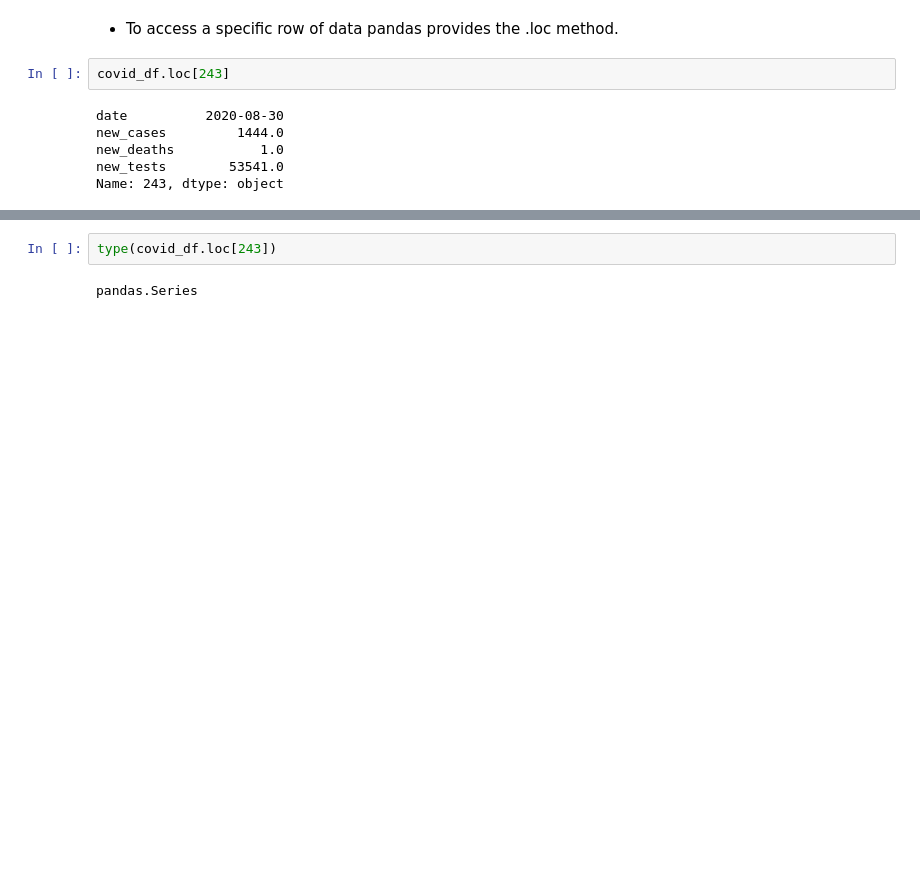
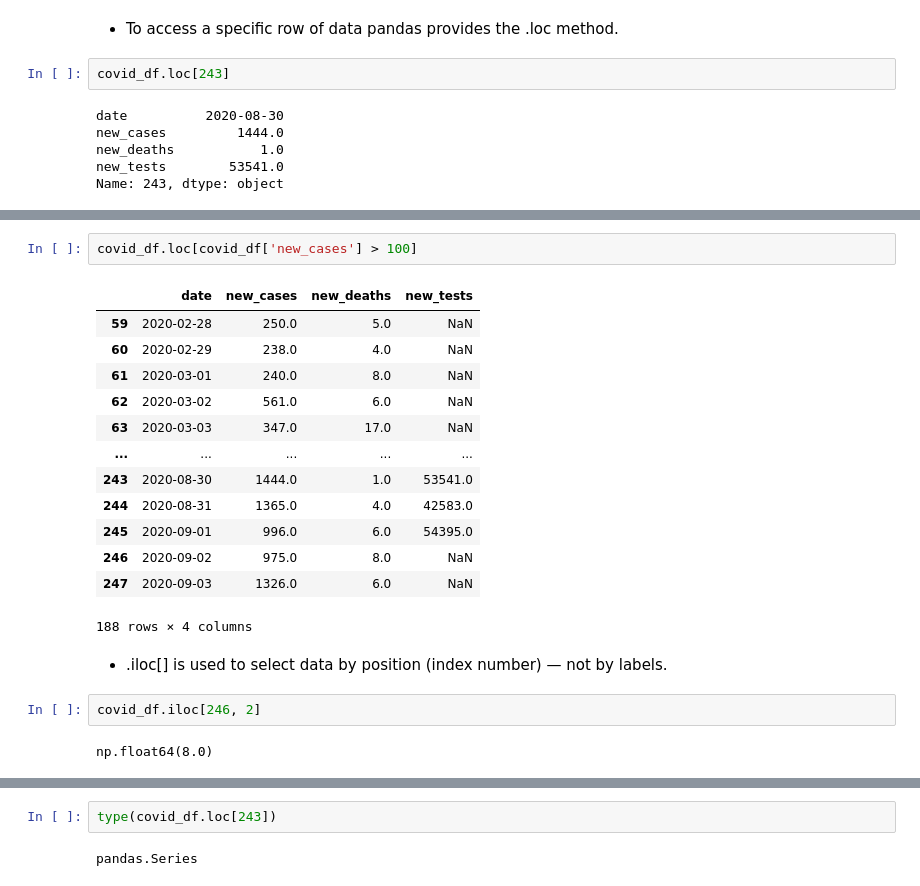
Before and after one commit to vishalpjadhav/Python-Pandas, a Jupyter notebook: Python_pandas.ipynb, the cells around one changed output, grey strips where cells are left out. Saved outputs shown, nothing was run; the diff lists cells and outputs as text; blank space fills up the shorter version.

```diff
--- a/Python_pandas.ipynb
+++ b/Python_pandas.ipynb
@@ -238,0 +264,22 @@ Name: 243, dtype: object
+# %%
+covid_df.loc[covid_df['new_cases'] > 100]
+# %% [output]
+|  | date | new_cases | new_deaths | new_tests |
+| 59 | 2020-02-28 | 250.0 | 5.0 | NaN |
+| 60 | 2020-02-29 | 238.0 | 4.0 | NaN |
+| 61 | 2020-03-01 | 240.0 | 8.0 | NaN |
+| 62 | 2020-03-02 | 561.0 | 6.0 | NaN |
+| 63 | 2020-03-03 | 347.0 | 17.0 | NaN |
+| ... | ... | ... | ... | ... |
+| 243 | 2020-08-30 | 1444.0 | 1.0 | 53541.0 |
+| 244 | 2020-08-31 | 1365.0 | 4.0 | 42583.0 |
+| 245 | 2020-09-01 | 996.0 | 6.0 | 54395.0 |
+| 246 | 2020-09-02 | 975.0 | 8.0 | NaN |
+| 247 | 2020-09-03 | 1326.0 | 6.0 | NaN |
+188 rows × 4 columns
+# %% [markdown]
+* .iloc[] is used to select data by position (index number) — not by labels.
+# %%
+covid_df.iloc[246, 2]
+# %% [output]
+np.float64(8.0)
```
Also changed, not shown: parts of 8 cells of this notebook.
